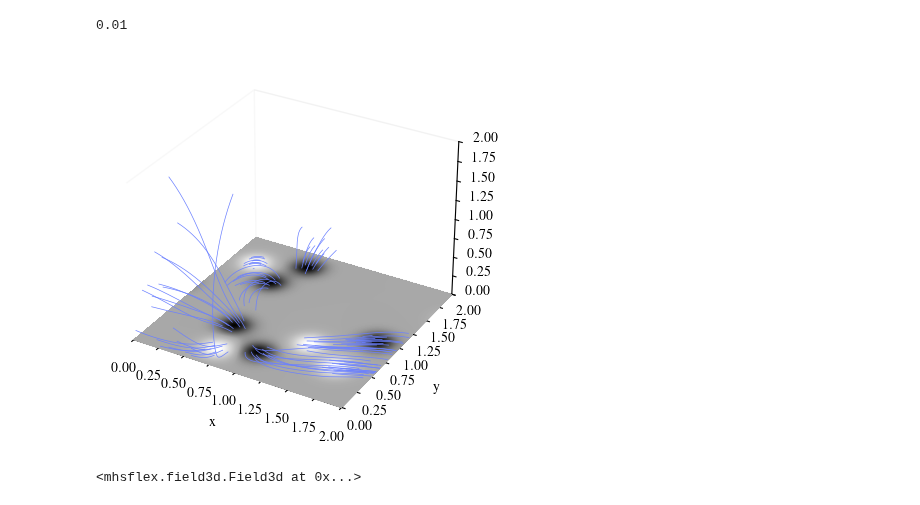
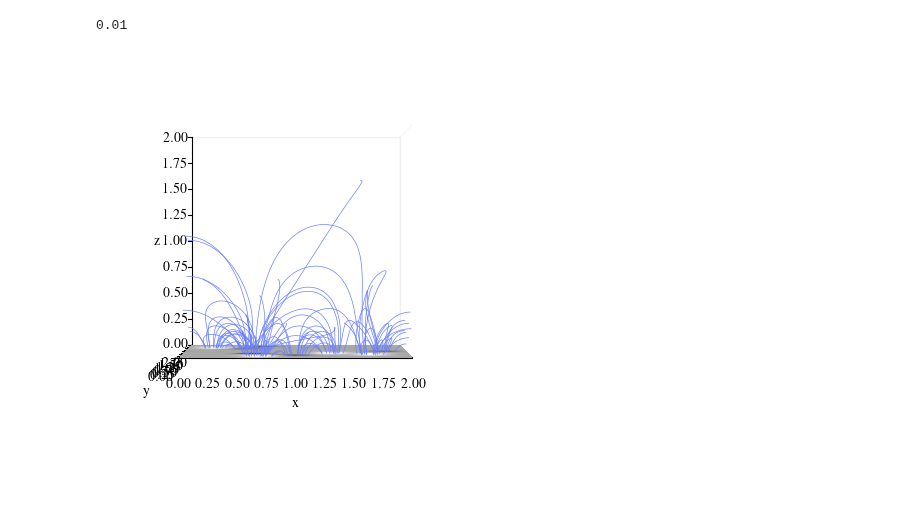
Before and after one commit to LMNadol/mflex, a Jupyter notebook: mhsflex/test.ipynb, the cells around one changed output. Cells and saved outputs as stored; diff of their text form; code cells hidden in the pictures; blank space fills up the shorter version.

Commit message:
creating field3d class - multipol example working

```diff
--- a/mhsflex/test.ipynb
+++ b/mhsflex/test.ipynb
@@ -49,7 +55,8 @@ print(pixelsize_x)
 # %%
 from mhsflex.field3d import Field3d
 # %%
-Field3d("/Users/lilli/Desktop/mflex/mhsflex/testfile.npy", a, b, alpha, z0, deltaz)
+fex = Field3d("/Users/lilli/Desktop/mflex/mhsflex/testfile.npy", a, b, alpha, z0, deltaz)
-# %% [output]
-[figure, removed]
-<mhsflex.field3d.Field3d at 0x...>
+# %%
+fex.plot()
+# %% [output]
+[figure, added]
```
Also changed, not shown: parts of 1 cell of this notebook, 4 other files.
